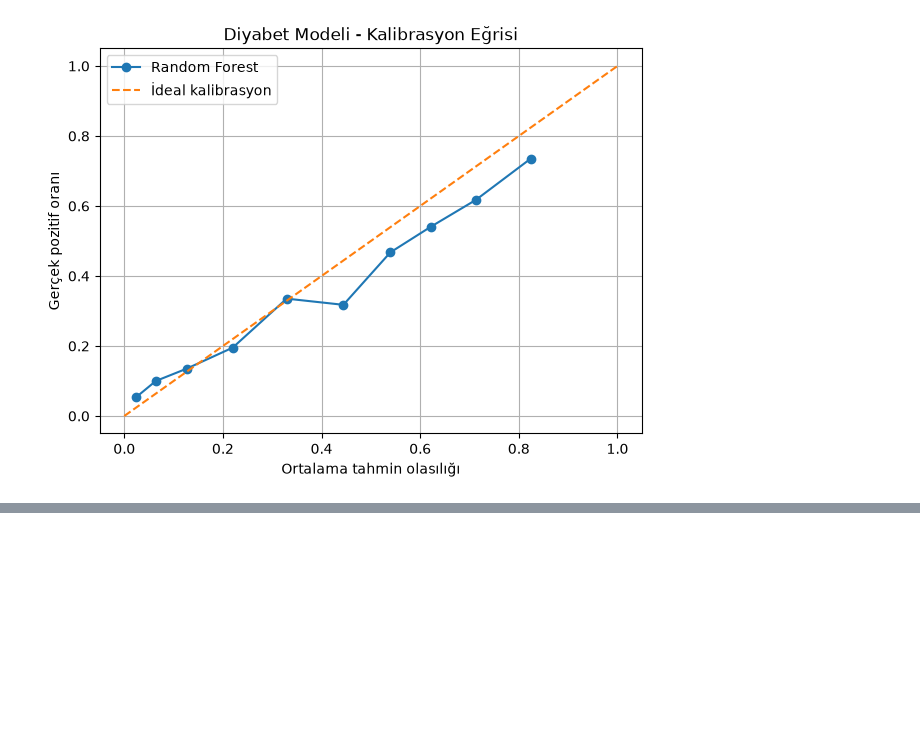
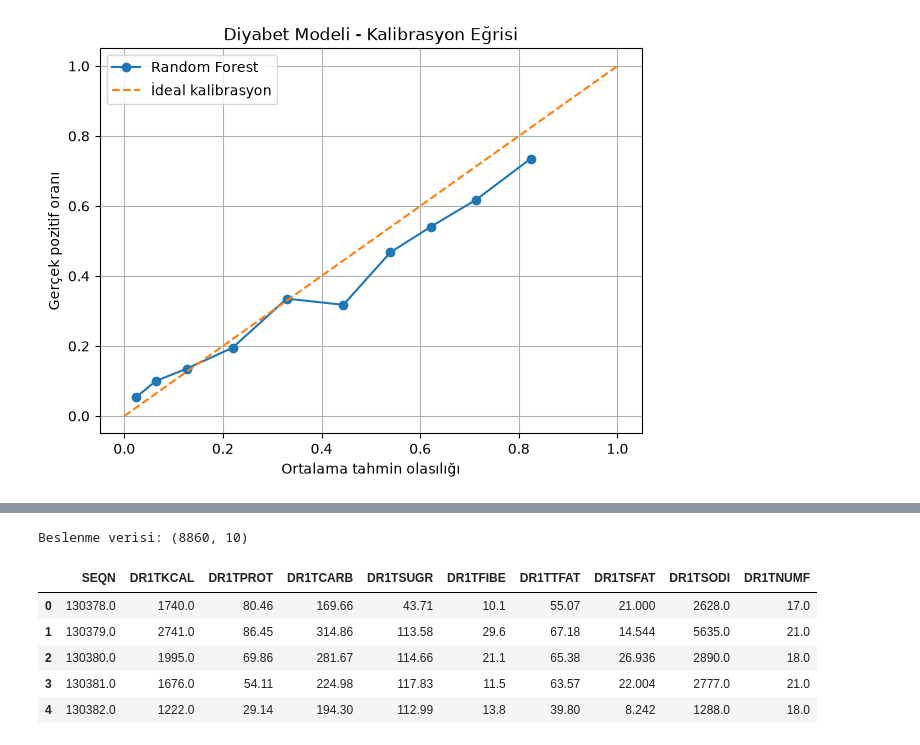
Before and after one commit to Huseyinyagmur/personalized-health-risk-assistant, a Jupyter notebook: nhanes_analysis.ipynb, the cells around one changed output, grey strips where cells are left out. Drawn from its saved outputs; the diff is of its cells as text; code cells hidden in the pictures; blank space fills up the shorter version.

```diff
--- a/nhanes_analysis.ipynb
+++ b/nhanes_analysis.ipynb
@@ -2231,0 +2754,16 @@ plt.show()
+# %%
+
+import pandas as pd
+
+dr1_df = pd.read_sas(
+    "DR1TOT_L.xpt",
+    format="xport"
+)
+
+dr2_df = pd.read_sas(
+    "DR2TOT_L.xpt",
+    format="xport"
+)
+
+print("İlk gün:", dr1_df.shape)
+print("İkinci gün:", dr2_df.shape)
@@ -2231,0 +2786,27 @@ plt.show()
+# %%
+
+diet_cols = [
+    "SEQN",
+    "DR1TKCAL",
+    "DR1TPROT",
+    "DR1TCARB",
+    "DR1TSUGR",
+    "DR1TFIBE",
+    "DR1TTFAT",
+    "DR1TSFAT",
+    "DR1TSODI",
+    "DR1TNUMF"
+]
+
+diet_df = dr1_df[diet_cols].copy()
+
+print("Beslenme verisi:", diet_df.shape)
+display(diet_df.head())
+# %% [output]
+Beslenme verisi: (8860, 10)
+|  | SEQN | DR1TKCAL | DR1TPROT | DR1TCARB | DR1TSUGR | DR1TFIBE | DR1TTFAT | DR1TSFAT | DR1TSODI | DR1TNUMF |
+| 0 | 130378.0 | 1740.0 | 80.46 | 169.66 | 43.71 | 10.1 | 55.07 | 21.000 | 2628.0 | 17.0 |
+| 1 | 130379.0 | 2741.0 | 86.45 | 314.86 | 113.58 | 29.6 | 67.18 | 14.544 | 5635.0 | 21.0 |
+| 2 | 130380.0 | 1995.0 | 69.86 | 281.67 | 114.66 | 21.1 | 65.38 | 26.936 | 2890.0 | 18.0 |
+| 3 | 130381.0 | 1676.0 | 54.11 | 224.98 | 117.83 | 11.5 | 63.57 | 22.004 | 2777.0 | 21.0 |
+| 4 | 130382.0 | 1222.0 | 29.14 | 194.30 | 112.99 | 13.8 | 39.80 | 8.242 | 1288.0 | 18.0 |
```
Also changed, not shown: parts of 27 cells of this notebook, 1 other file.
